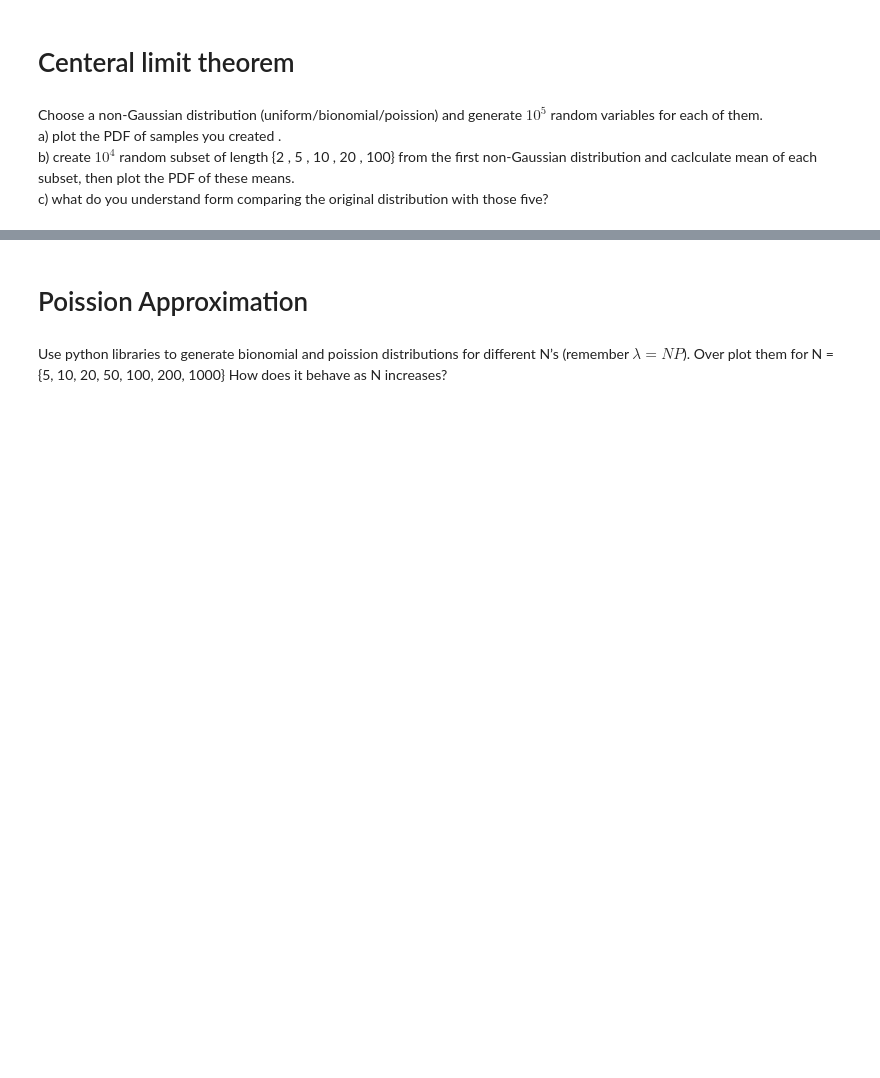
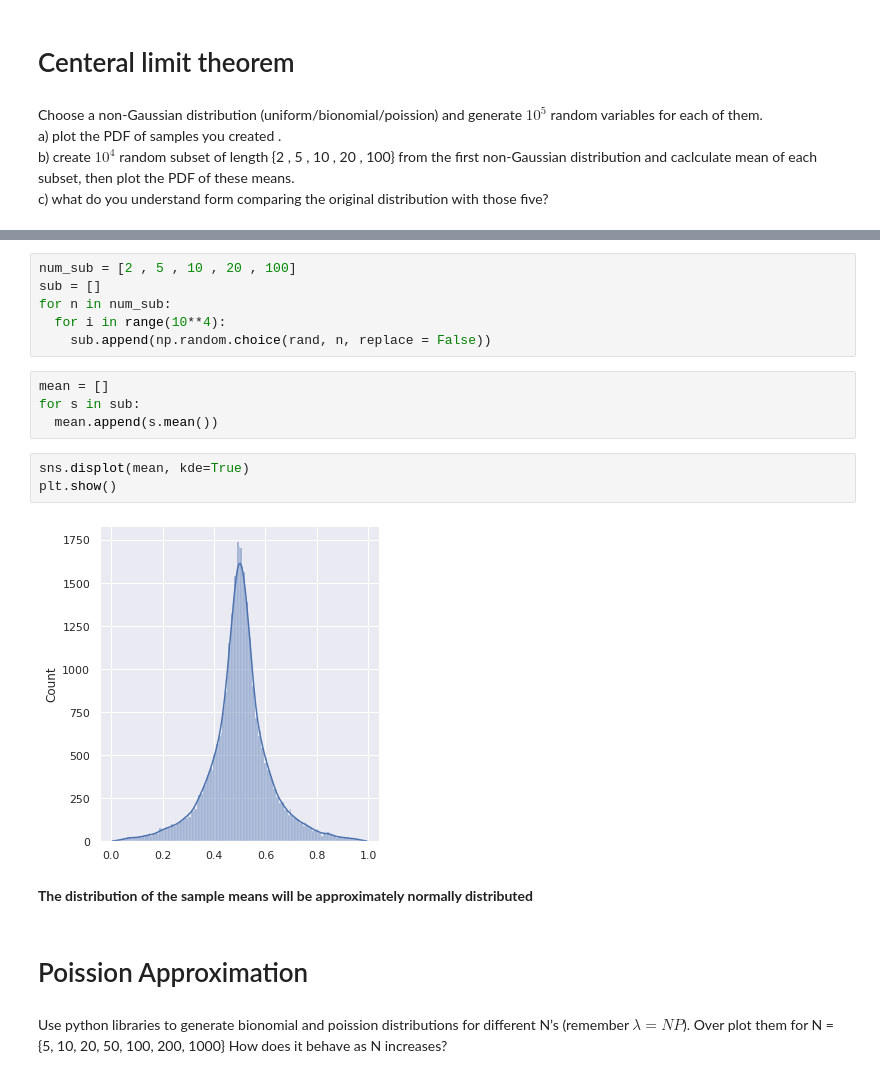
Before and after one commit to SBUDataAnalysis/hw2-MohiMozaffari, a Jupyter notebook: Data_Analysis_HW1.ipynb, the cells around one changed output, grey strips where cells are left out. Cells and saved outputs as stored; diff of their text form; blank space fills up the shorter version.

```diff
--- a/Data_Analysis_HW1.ipynb
+++ b/Data_Analysis_HW1.ipynb
@@ -176,3 +186,20 @@ c) what do you understand form comparing the original distribution with those fi
+# %%
+num_sub = [2 , 5 , 10 , 20 , 100]
+sub = []
+for n in num_sub:
+  for i in range(10**4):
+    sub.append(np.random.choice(rand, n, replace = False))
+# %%
+mean = []
+for s in sub:
+  mean.append(s.mean())
+# %%
+sns.displot(mean, kde=True)
+plt.show()
+# %% [output]
+[figure, added]
+# %% [markdown]
+**The distribution of the sample means will be approximately normally distributed**
 # %% [markdown]
 # Poission Approximation
 # %% [markdown]
```
Also changed, not shown: parts of 12 cells of this notebook.
